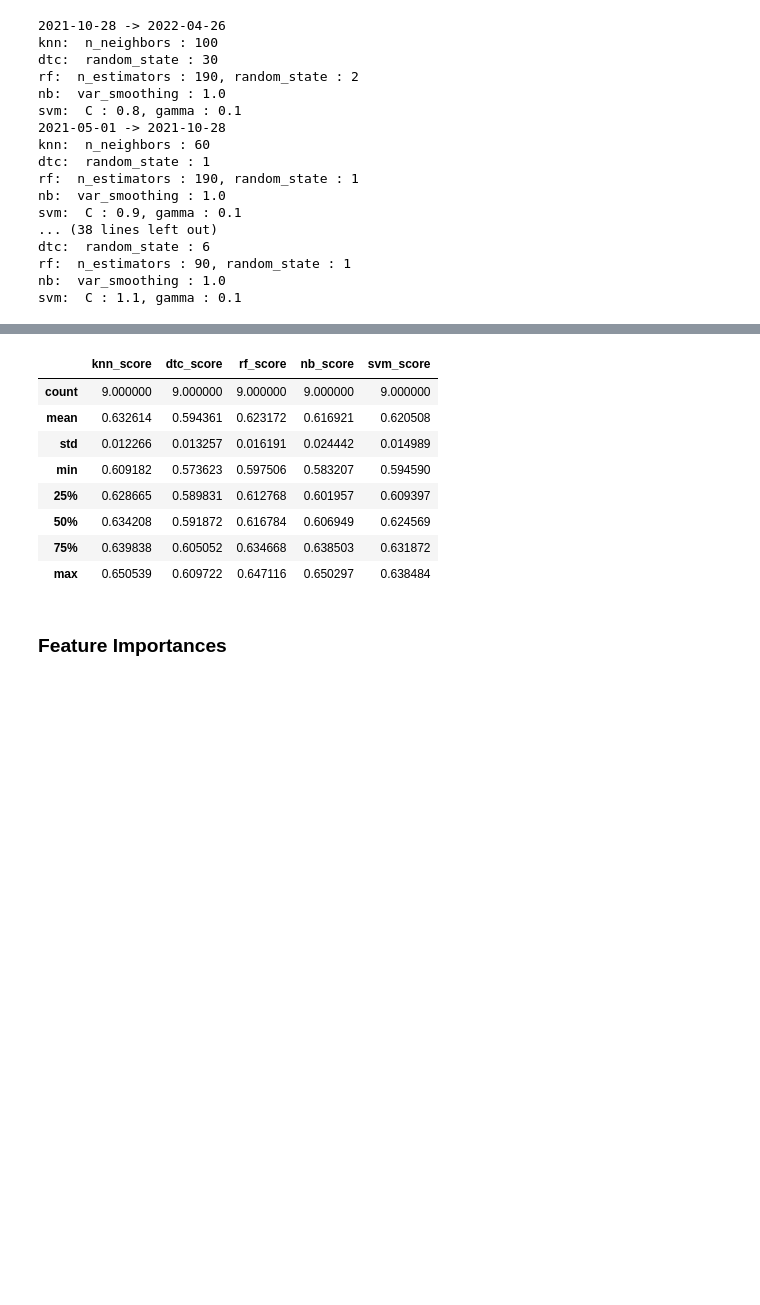
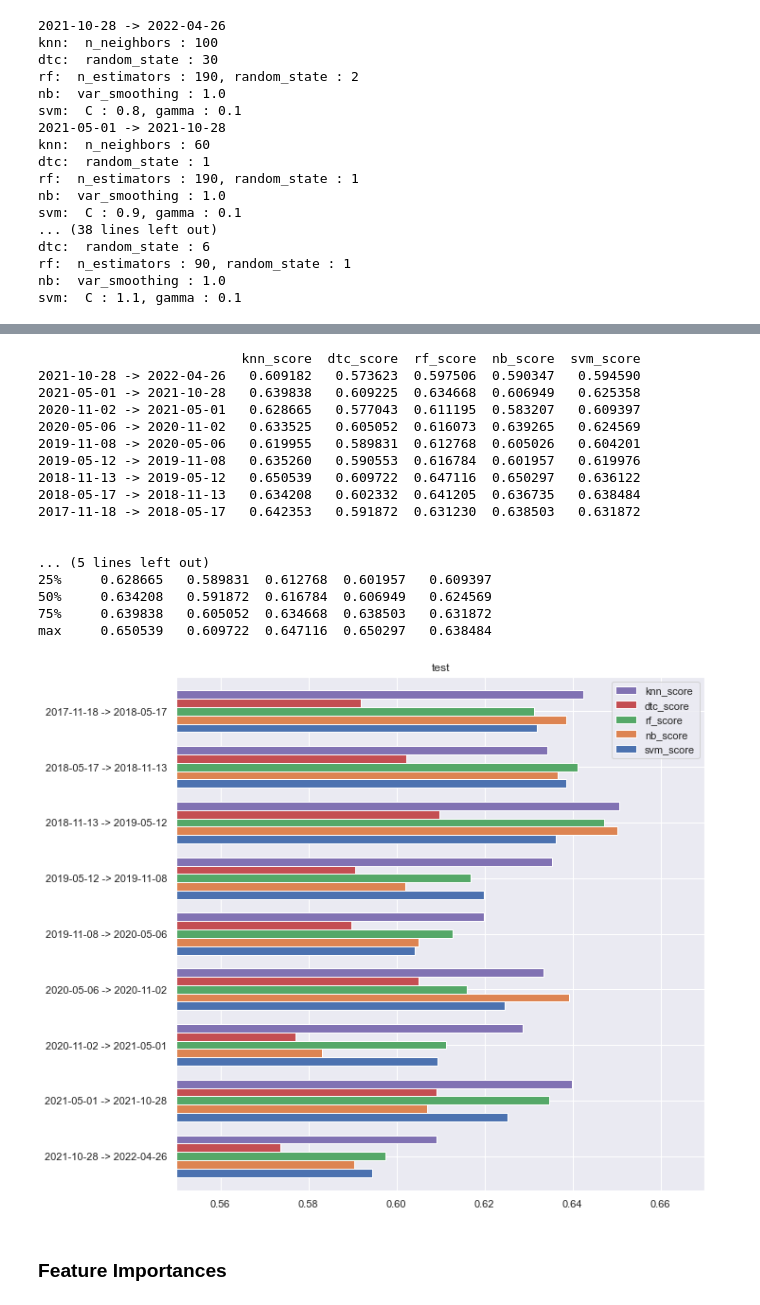
Before and after one commit to a-dubs/ds3000-project, a Jupyter notebook: models.ipynb, the cells around one changed output, grey strips where cells are left out. Drawn from its saved outputs; the diff is of its cells as text; code cells hidden in the pictures; blank space fills up the shorter version.

```diff
--- a/models.ipynb
+++ b/models.ipynb
@@ -421,33 +497,42 @@ svm:  C : 1.1, gamma : 0.1
 # %%
-knn_tuning_results_df : DataFrame = pd.read_pickle("cache/knn_tuning_results.pkl")
-dtc_tuning_results_df : DataFrame = pd.read_pickle("cache/dtc_tuning_results.pkl")
-rf_tuning_results_df : DataFrame = pd.read_pickle("cache/rf_tuning_results.pkl")
-nb_tuning_results_df : DataFrame = pd.read_pickle("cache/nb_tuning_results.pkl")
-svm_tuning_results_df : DataFrame = pd.read_pickle("cache/svm_tuning_results.pkl")
-
 models_best_results = pd.DataFrame(knn_tuning_results_df["score"].rename("knn_score"))
 models_best_results["dtc_score"] = dtc_tuning_results_df["score"]
 models_best_results["rf_score"] = rf_tuning_results_df["score"]
 models_best_results["nb_score"] = nb_tuning_results_df["score"]
 models_best_results["svm_score"] = svm_tuning_results_df["score"]
-models_best_results
+print(models_best_results,"\n\n")
 
 models_best_results_stats = pd.DataFrame(knn_tuning_results_df["score"].rename("knn_score").describe())
 models_best_results_stats["dtc_score"] = dtc_tuning_results_df["score"].describe()
 models_best_results_stats["rf_score"] = rf_tuning_results_df["score"].describe()
 models_best_results_stats["nb_score"] = nb_tuning_results_df["score"].describe()
 models_best_results_stats["svm_score"] = svm_tuning_results_df["score"].describe()
-models_best_results_stats
+print(models_best_results_stats)
 # %% [output]
-|  | knn_score | dtc_score | rf_score | nb_score | svm_score |
-| count | 9.000000 | 9.000000 | 9.000000 | 9.000000 | 9.000000 |
-| mean | 0.632614 | 0.594361 | 0.623172 | 0.616921 | 0.620508 |
-| std | 0.012266 | 0.013257 | 0.016191 | 0.024442 | 0.014989 |
-| min | 0.609182 | 0.573623 | 0.597506 | 0.583207 | 0.594590 |
-| 25% | 0.628665 | 0.589831 | 0.612768 | 0.601957 | 0.609397 |
-| 50% | 0.634208 | 0.591872 | 0.616784 | 0.606949 | 0.624569 |
-| 75% | 0.639838 | 0.605052 | 0.634668 | 0.638503 | 0.631872 |
-| max | 0.650539 | 0.609722 | 0.647116 | 0.650297 | 0.638484 |
+                          knn_score  dtc_score  rf_score  nb_score  svm_score
+2021-10-28 -> 2022-04-26   0.609182   0.573623  0.597506  0.590347   0.594590
+2021-05-01 -> 2021-10-28   0.639838   0.609225  0.634668  0.606949   0.625358
+2020-11-02 -> 2021-05-01   0.628665   0.577043  0.611195  0.583207   0.609397
+2020-05-06 -> 2020-11-02   0.633525   0.605052  0.616073  0.639265   0.624569
+2019-11-08 -> 2020-05-06   0.619955   0.589831  0.612768  0.605026   0.604201
+2019-05-12 -> 2019-11-08   0.635260   0.590553  0.616784  0.601957   0.619976
+2018-11-13 -> 2019-05-12   0.650539   0.609722  0.647116  0.650297   0.636122
+2018-05-17 -> 2018-11-13   0.634208   0.602332  0.641205  0.636735   0.638484
+2017-11-18 -> 2018-05-17   0.642353   0.591872  0.631230  0.638503   0.631872
+
+
+... (5 lines left out)
+25%     0.628665   0.589831  0.612768  0.601957   0.609397
+50%     0.634208   0.591872  0.616784  0.606949   0.624569
+75%     0.639838   0.605052  0.634668  0.638503   0.631872
+max     0.650539   0.609722  0.647116  0.650297   0.638484
+# %%
+
+models_best_results.iloc[:, ::-1].plot(kind="barh", figsize=(10,10), xlim=(.55,.67), width=.75, legend='reverse')
+plt.title("test")
+plt.show()
+# %% [output]
+[figure, added]
 # %% [markdown]
 
 
```
Also changed, not shown: parts of 19 cells of this notebook, 5 other files.
